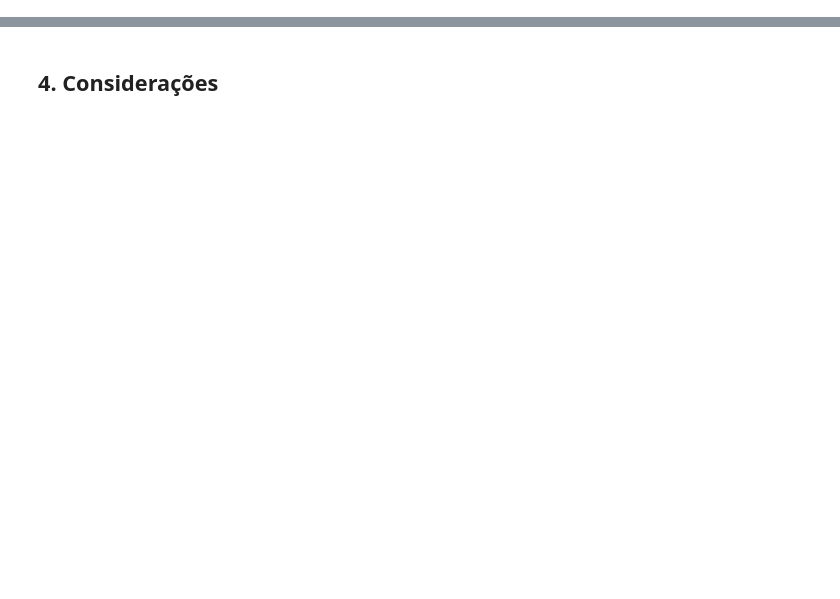
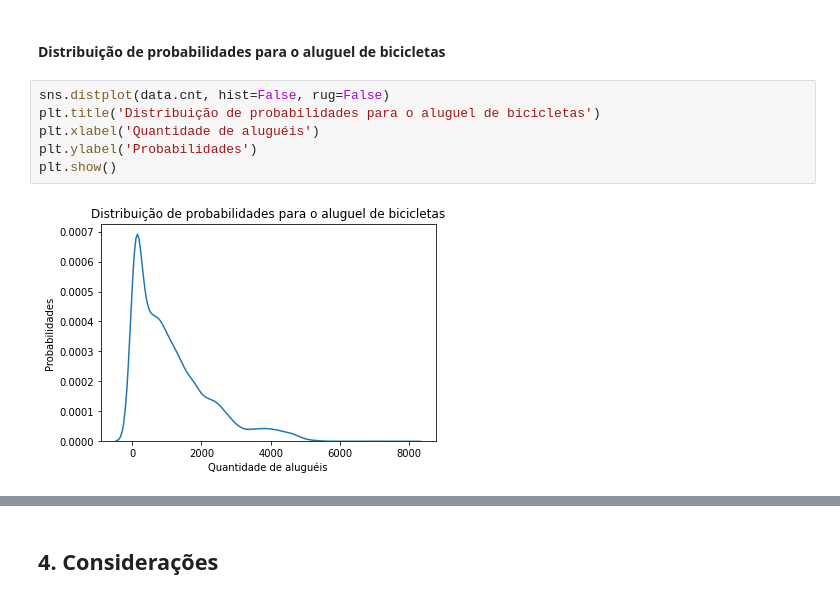
Before and after one commit to lfnd0/Semana_Omnistack, a Jupyter notebook: ML_Atividade_5.ipynb, the cells around one changed output, grey strips where cells are left out. Cells and saved outputs as stored; diff of their text form; blank space fills up the shorter version.

```diff
--- a/ML_Atividade_5.ipynb
+++ b/ML_Atividade_5.ipynb
@@ -26,0 +64,10 @@ data.head()
+# %% [markdown]
+#### Distribuição de probabilidades para o aluguel de bicicletas
+# %%
+sns.distplot(data.cnt, hist=False, rug=False)
+plt.title('Distribuição de probabilidades para o aluguel de bicicletas')
+plt.xlabel('Quantidade de aluguéis')
+plt.ylabel('Probabilidades')
+plt.show()
+# %% [output]
+[figure, added]
```
Also changed, not shown: parts of 48 cells of this notebook.
